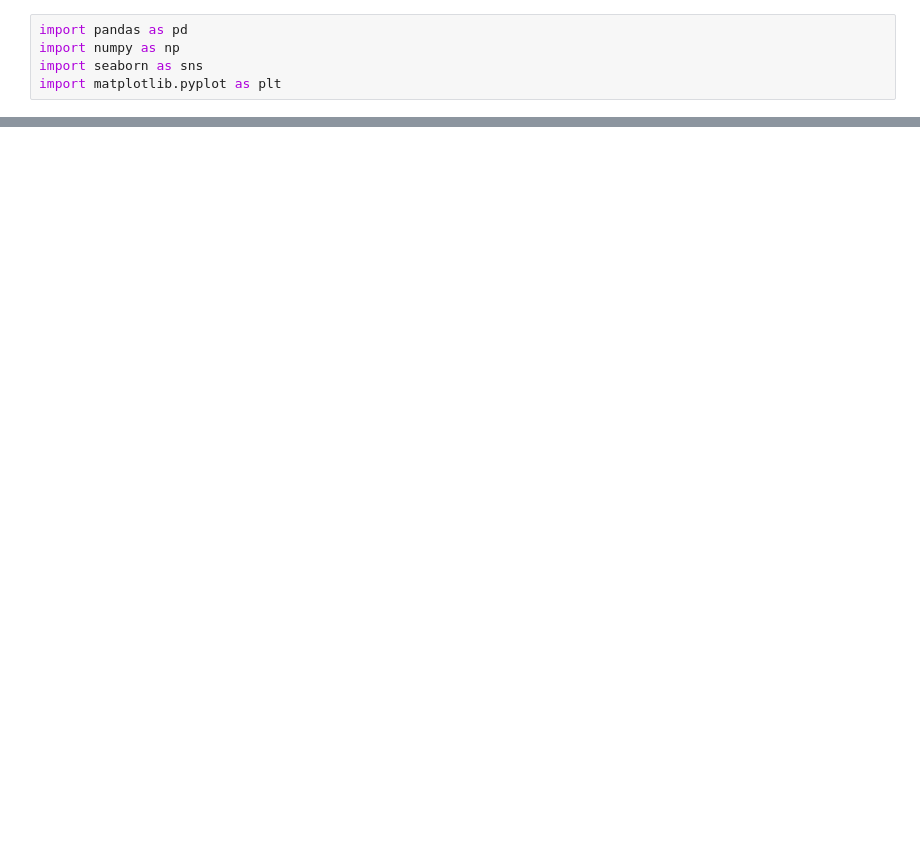
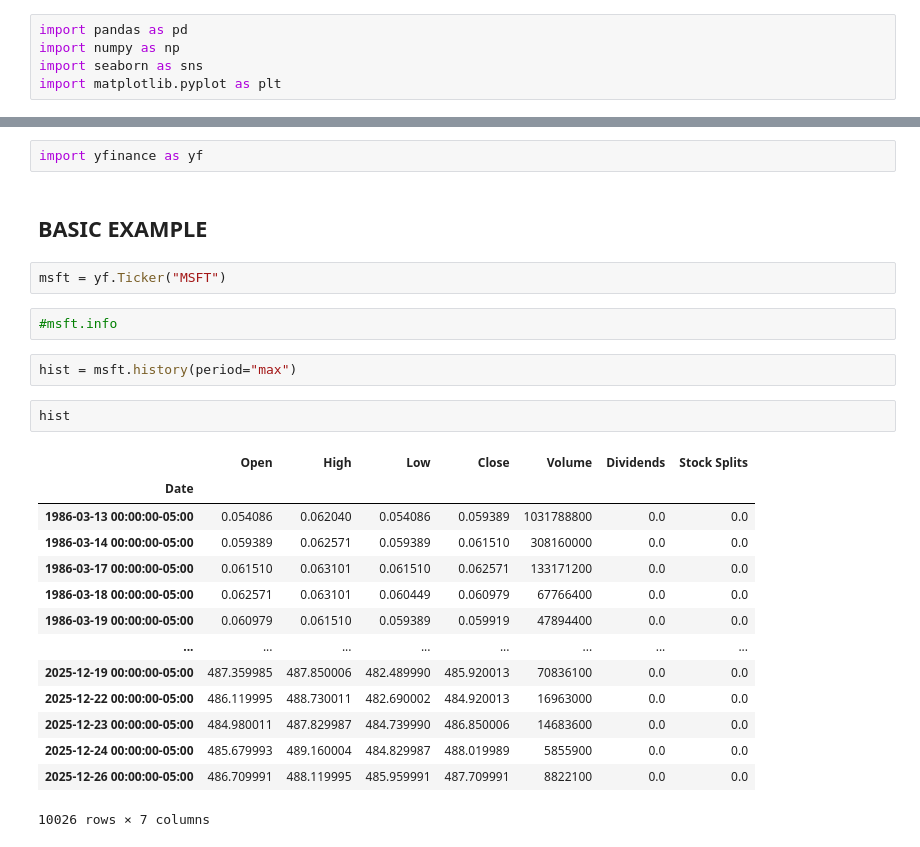
Before and after one commit to harsh-pratapsingh24/STOCKS-PREDICTION-MODEL, a Jupyter notebook: yfinance.ipynb, the cells around one changed output, grey strips where cells are left out. Cells and saved outputs as stored; diff of their text form; blank space fills up the shorter version.

Commit message:
learned yfinance and it's functions

```diff
--- a/yfinance.ipynb
+++ b/yfinance.ipynb
@@ -25,0 +26,27 @@ Successfully installed curl_cffi-0.13.0 multitasking-0.0.12 peewee-3.18.3 websoc
+# %%
+import yfinance as yf
+# %% [markdown]
+## BASIC EXAMPLE
+# %%
+msft = yf.Ticker("MSFT")
+# %%
+#msft.info
+# %%
+hist = msft.history(period="max")
+# %%
+hist
+# %% [output]
+|  | Open | High | Low | Close | Volume | Dividends | Stock Splits |
+| Date |  |  |  |  |  |  |  |
+| 1986-03-13 00:00:00-05:00 | 0.054086 | 0.062040 | 0.054086 | 0.059389 | 1031788800 | 0.0 | 0.0 |
+| 1986-03-14 00:00:00-05:00 | 0.059389 | 0.062571 | 0.059389 | 0.061510 | 308160000 | 0.0 | 0.0 |
+| 1986-03-17 00:00:00-05:00 | 0.061510 | 0.063101 | 0.061510 | 0.062571 | 133171200 | 0.0 | 0.0 |
+| 1986-03-18 00:00:00-05:00 | 0.062571 | 0.063101 | 0.060449 | 0.060979 | 67766400 | 0.0 | 0.0 |
+| 1986-03-19 00:00:00-05:00 | 0.060979 | 0.061510 | 0.059389 | 0.059919 | 47894400 | 0.0 | 0.0 |
+| ... | ... | ... | ... | ... | ... | ... | ... |
+| 2025-12-19 00:00:00-05:00 | 487.359985 | 487.850006 | 482.489990 | 485.920013 | 70836100 | 0.0 | 0.0 |
+| 2025-12-22 00:00:00-05:00 | 486.119995 | 488.730011 | 482.690002 | 484.920013 | 16963000 | 0.0 | 0.0 |
+| 2025-12-23 00:00:00-05:00 | 484.980011 | 487.829987 | 484.739990 | 486.850006 | 14683600 | 0.0 | 0.0 |
+| 2025-12-24 00:00:00-05:00 | 485.679993 | 489.160004 | 484.829987 | 488.019989 | 5855900 | 0.0 | 0.0 |
+| 2025-12-26 00:00:00-05:00 | 486.709991 | 488.119995 | 485.959991 | 487.709991 | 8822100 | 0.0 | 0.0 |
+10026 rows × 7 columns
```
Also changed, not shown: parts of 12 cells of this notebook.
